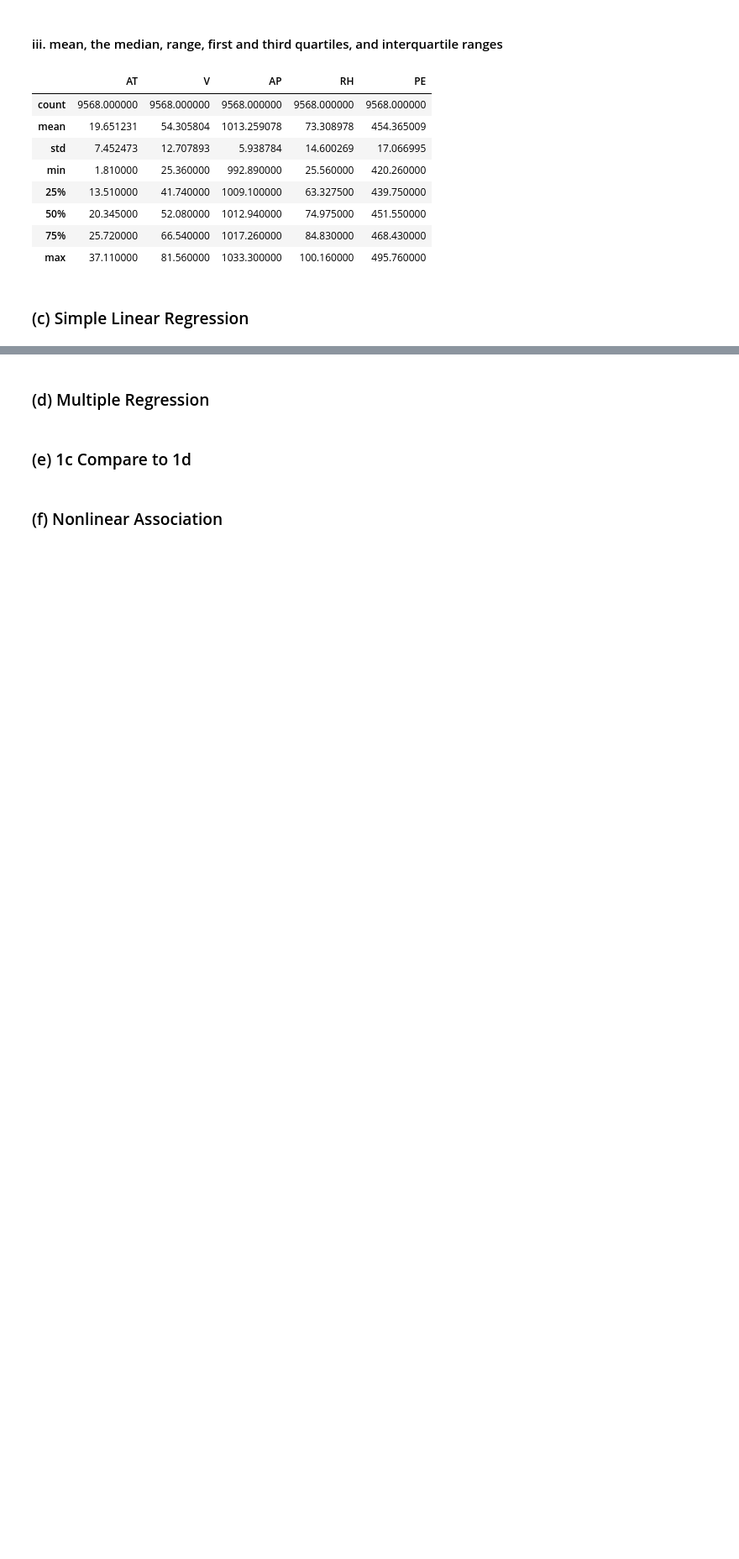
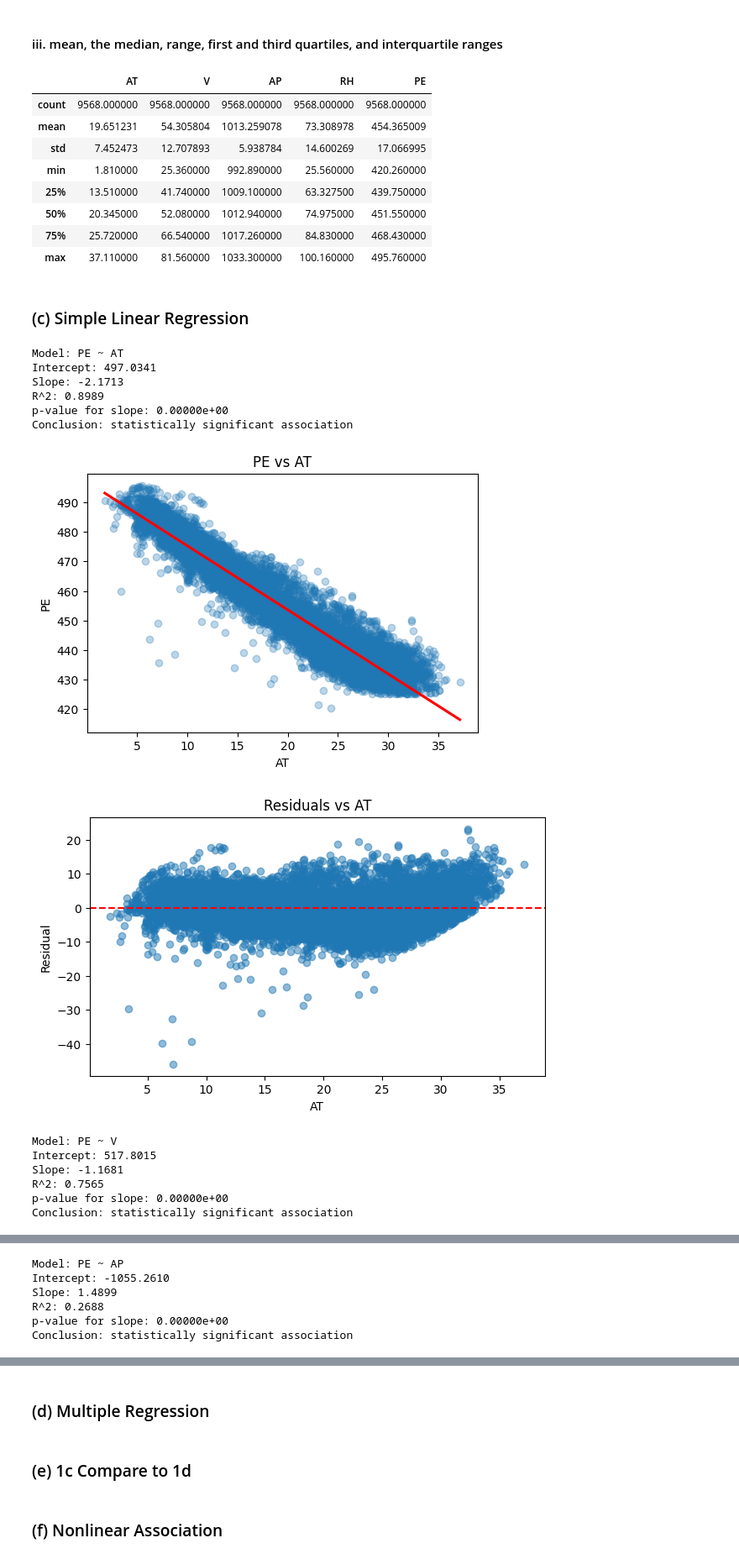
Before and after one commit to cxieusc/DSCI_552_HW2, a Jupyter notebook: notebook/Chong_Xie_HW2.ipynb, the cells around one changed output, grey strips where cells are left out. Shown at 84% size. Cells and saved outputs as stored; diff of their text form; code cells hidden in the pictures; blank space fills up the shorter version.

```diff
--- a/notebook/Chong_Xie_HW2.ipynb
+++ b/notebook/Chong_Xie_HW2.ipynb
@@ -71,3 +72,55 @@ df.describe()
 | max | 37.110000 | 81.560000 | 1033.300000 | 100.160000 | 495.760000 |
 # %% [markdown]
 ### (c) Simple Linear Regression
+# %%
+resp = 'PE'
+
+for predictor in ['AT', 'V', 'AP', 'RH']:
+    X = df[predictor]
+    y = df[resp]
+
+    # add constant for the beta0 constant in the linear regression model
+    model = sm.OLS(y, sm.add_constant(X)).fit()
+    residuals = model.resid
+
+    print(f"Model: {resp} ~ {predictor}")
+    print(f"Intercept: {model.params[0]:.4f}")
+    print(f"Slope: {model.params[1]:.4f}")
+    print(f"R^2: {model.rsquared:.4f}")
+    print(f"p-value for slope: {model.pvalues[predictor]:.5e}")
+
+    if model.pvalues[predictor] < 0.05:
+        print("Conclusion: statistically significant association")
+    else:
+        print("Conclusion: not statistically significant")
+
+    # scatter plot + fitted line
+    plt.figure(figsize=(6, 4))
+    sns.regplot(x=df[predictor], y=df[resp], scatter_kws={'alpha': 0.3}, line_kws={'color': 'red'})
+    plt.title(f"{resp} vs {predictor}")
+    plt.xlabel(predictor)
+    plt.ylabel(resp)
+    plt.show()
+
+    plt.figure(figsize=(7, 4))
+    plt.scatter(df[predictor], residuals, alpha=0.5)
+    plt.axhline(0, color='red', linestyle='--')
+    plt.title(f"Residuals vs {predictor}")
+    plt.xlabel(predictor)
+    plt.ylabel("Residual")
+    plt.show()
+# %% [output]
+Model: PE ~ AT
+Intercept: 497.0341
+Slope: -2.1713
+R^2: 0.8989
+p-value for slope: 0.00000e+00
+Conclusion: statistically significant association
+[figure, added]
+[figure, added]
+Model: PE ~ V
+Intercept: 517.8015
+Slope: -1.1681
+R^2: 0.7565
+p-value for slope: 0.00000e+00
+Conclusion: statistically significant association
@@ -73,0 +129,6 @@ df.describe()
+Model: PE ~ AP
+Intercept: -1055.2610
+Slope: 1.4899
+R^2: 0.2688
+p-value for slope: 0.00000e+00
+Conclusion: statistically significant association
```
Also changed, not shown: parts of 3 cells of this notebook.
